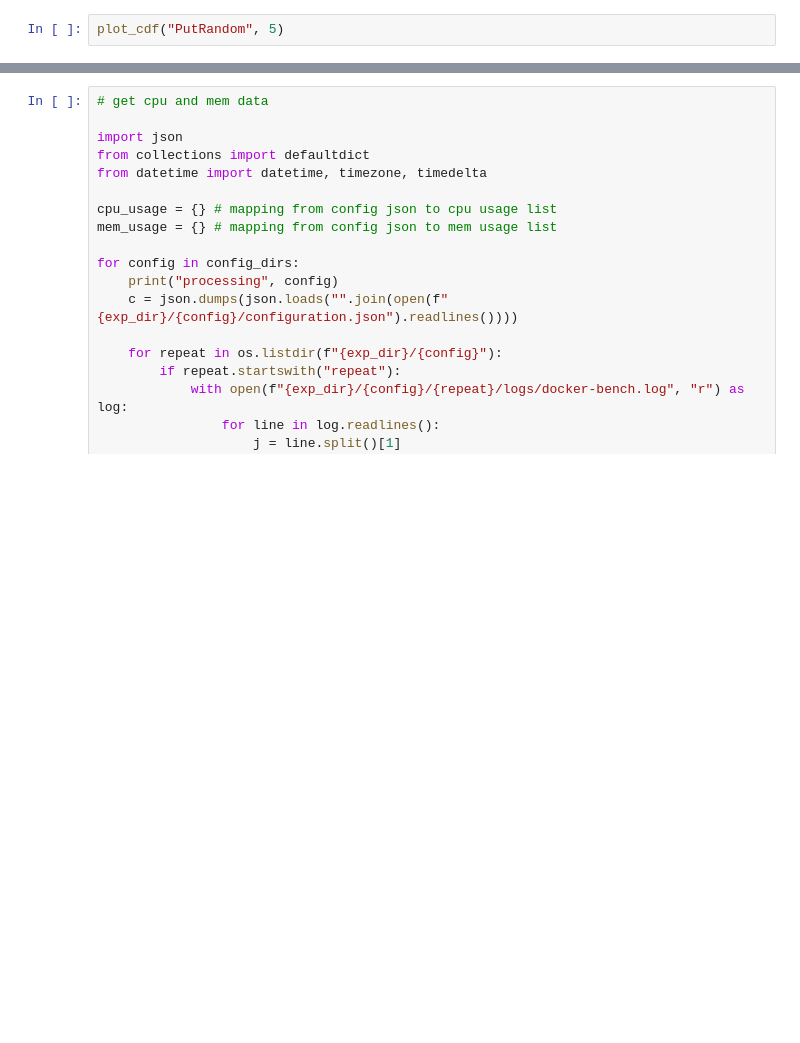
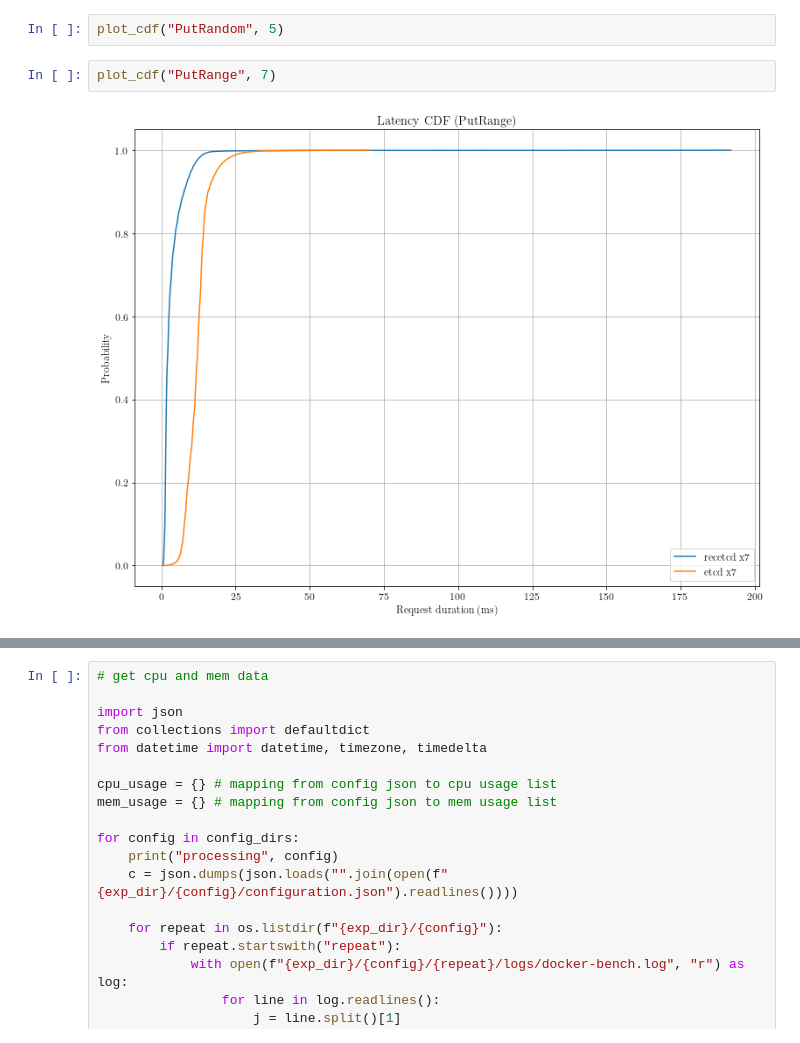
Before and after one commit to jeffa5/mergeable-etcd, a Jupyter notebook: experiments/distributed-bencher/analysis.ipynb, the cells around one changed output, grey strips where cells are left out. Cells and saved outputs as stored; diff of their text form; blank space fills up the shorter version.

```diff
--- a/experiments/distributed-bencher/analysis.ipynb
+++ b/experiments/distributed-bencher/analysis.ipynb
@@ -234,6 +249,10 @@ plot_cdf("PutRange", 5)
 plot_cdf("PutSingle", 5)
 # %%
 plot_cdf("PutRandom", 5)
+# %%
+plot_cdf("PutRange", 7)
+# %% [output]
+[figure, added]
 # %%
 # plot percentile latencies of datastores at differing cluster sizes
 
```
Also changed, not shown: parts of 10 cells of this notebook, 4 other files.
